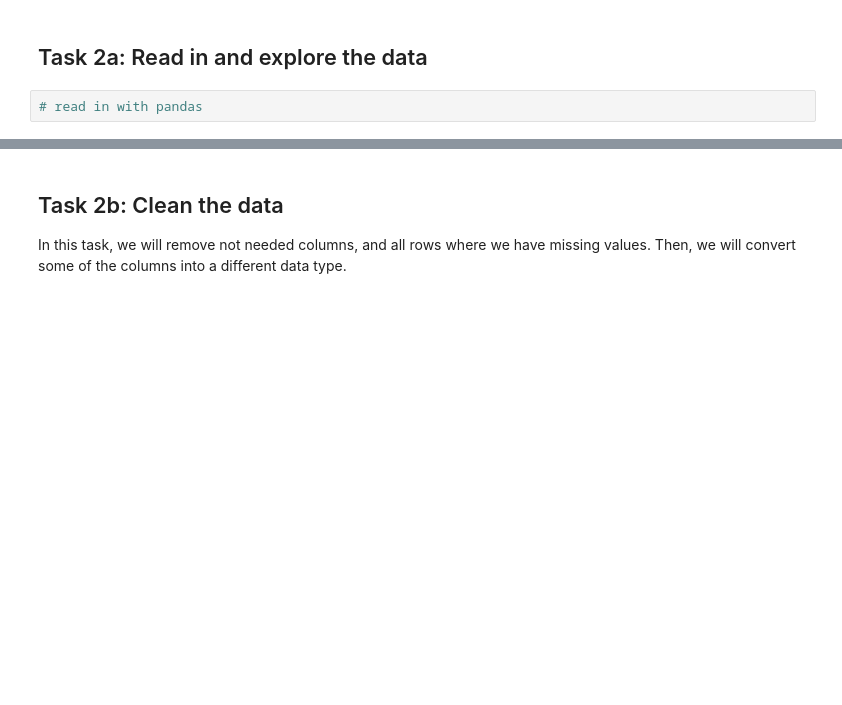
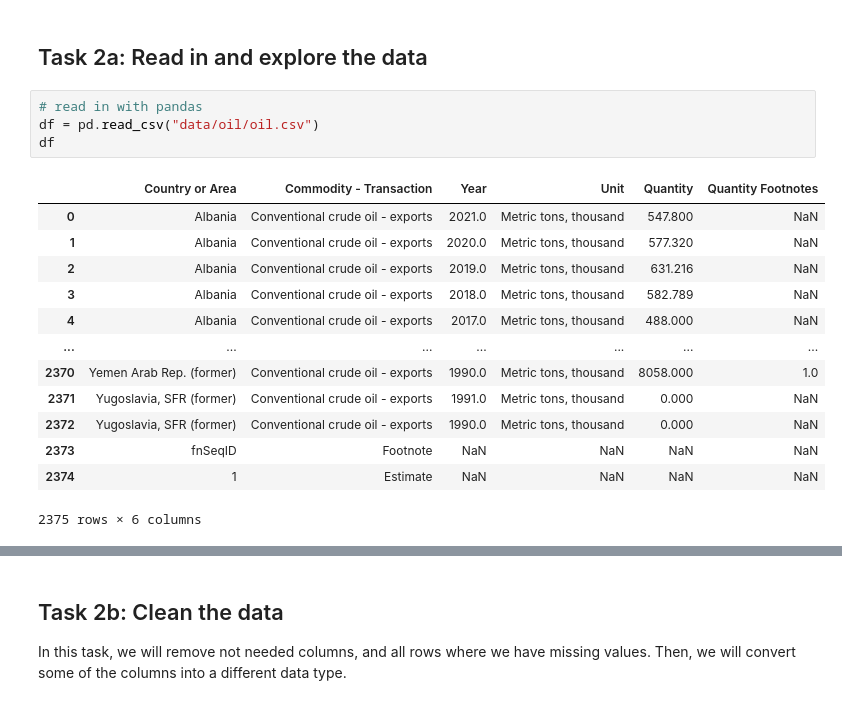
Before and after one commit to krzysztt0/learn-python-2025, a Jupyter notebook: unit07/exercise07/exercise07.ipynb, the cells around one changed output, grey strips where cells are left out. Saved outputs shown, nothing was run; the diff lists cells and outputs as text; blank space fills up the shorter version.

```diff
--- a/unit07/exercise07/exercise07.ipynb
+++ b/unit07/exercise07/exercise07.ipynb
@@ -47,5 +60,21 @@ Together with this notebook, you are provided the file `.data/oil.csv`, with dat
 ## Task 2a: Read in and explore the data
 # %%
 # read in with pandas
+df = pd.read_csv("data/oil/oil.csv")
+df
+# %% [output]
+|  | Country or Area | Commodity - Transaction | Year | Unit | Quantity | Quantity Footnotes |
+| 0 | Albania | Conventional crude oil - exports | 2021.0 | Metric tons, thousand | 547.800 | NaN |
+| 1 | Albania | Conventional crude oil - exports | 2020.0 | Metric tons, thousand | 577.320 | NaN |
+| 2 | Albania | Conventional crude oil - exports | 2019.0 | Metric tons, thousand | 631.216 | NaN |
+| 3 | Albania | Conventional crude oil - exports | 2018.0 | Metric tons, thousand | 582.789 | NaN |
+| 4 | Albania | Conventional crude oil - exports | 2017.0 | Metric tons, thousand | 488.000 | NaN |
+| ... | ... | ... | ... | ... | ... | ... |
+| 2370 | Yemen Arab Rep. (former) | Conventional crude oil - exports | 1990.0 | Metric tons, thousand | 8058.000 | 1.0 |
+| 2371 | Yugoslavia, SFR (former) | Conventional crude oil - exports | 1991.0 | Metric tons, thousand | 0.000 | NaN |
+| 2372 | Yugoslavia, SFR (former) | Conventional crude oil - exports | 1990.0 | Metric tons, thousand | 0.000 | NaN |
+| 2373 | fnSeqID | Footnote | NaN | NaN | NaN | NaN |
+| 2374 | 1 | Estimate | NaN | NaN | NaN | NaN |
+2375 rows × 6 columns
 # %%
 # display the first 10 rows
```
Also changed, not shown: parts of 12 cells of this notebook.
